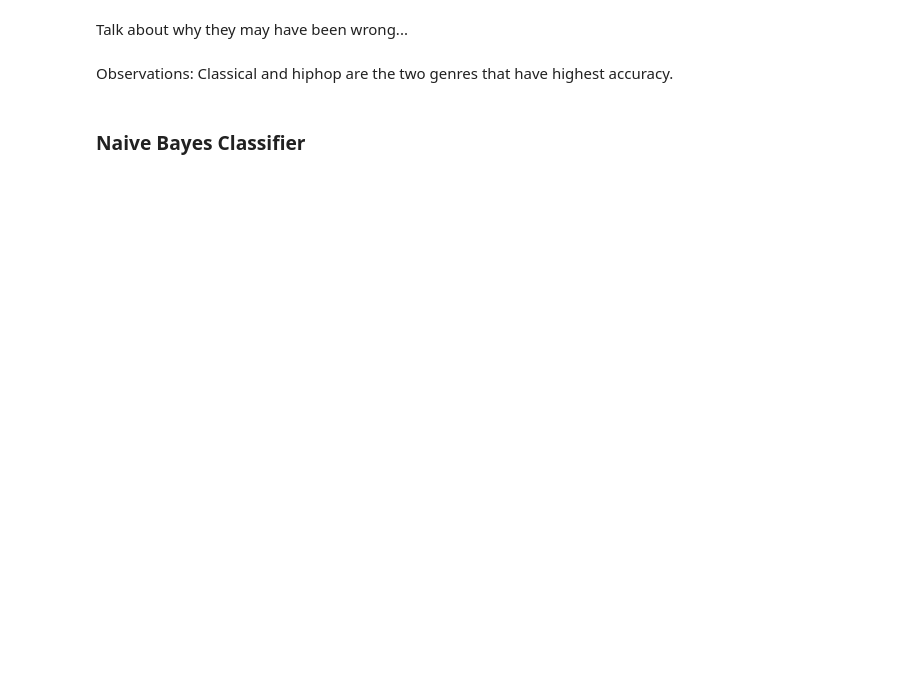
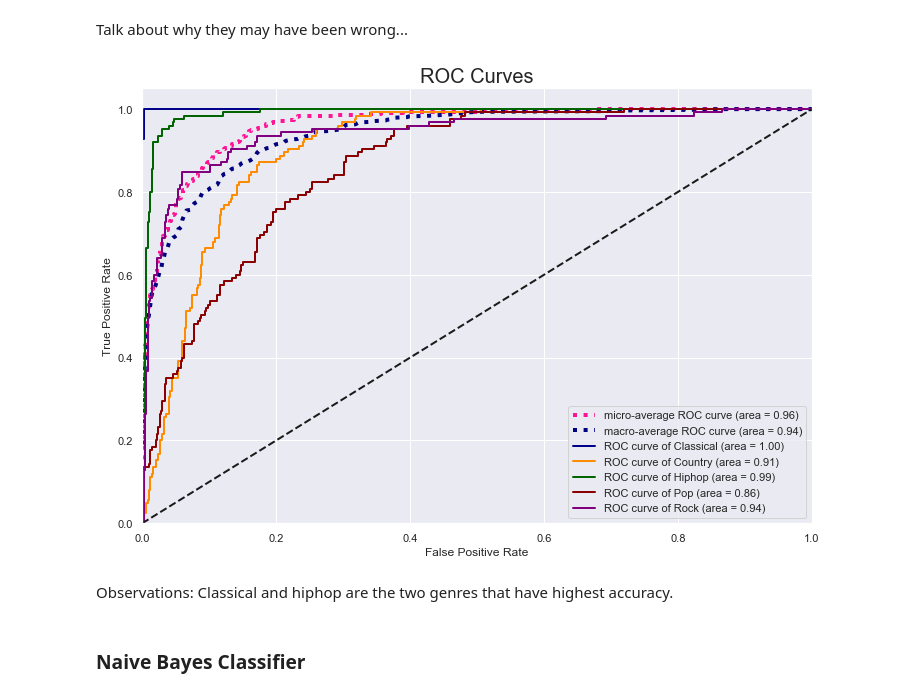
Before and after one commit to htalasan/Springboard, a Jupyter notebook: Capstone Project 1/Capstone Project 1 Notebook.ipynb, the cells around one changed output. Drawn from its saved outputs; the diff is of its cells as text; code cells hidden in the pictures; blank space fills up the shorter version.

```diff
--- a/Capstone Project 1/Capstone Project 1 Notebook.ipynb
+++ b/Capstone Project 1/Capstone Project 1 Notebook.ipynb
@@ -451,6 +482,7 @@ fpr["micro"], tpr["micro"], _ = roc_curve(y_test.ravel(), y_score.ravel())
 roc_auc["micro"] = auc(fpr["micro"], tpr["micro"])
 # %%
 # Compute macro-average ROC curve and ROC area
+# original code: https://scikit-learn.org/stable/auto_examples/model_selection/plot_roc.html
 
 # First aggregate all false positive rates
 all_fpr = np.unique(np.concatenate([fpr[i] for i in range(n_classes)]))
@@ -467,33 +499,36 @@ fpr["macro"] = all_fpr
 tpr["macro"] = mean_tpr
 roc_auc["macro"] = auc(fpr["macro"], tpr["macro"])
 class_labels=['Classical','Country','Hiphop','Pop','Rock']
 
 # Plot all ROC curves
+lw=2
 plt.figure(figsize=(12,8))
 plt.plot(fpr["micro"], tpr["micro"],
          label='micro-average ROC curve (area = {0:0.2f})'
                ''.format(roc_auc["micro"]),
          color='deeppink', linestyle=':', linewidth=4)
 
 plt.plot(fpr["macro"], tpr["macro"],
          label='macro-average ROC curve (area = {0:0.2f})'
                ''.format(roc_auc["macro"]),
          color='navy', linestyle=':', linewidth=4)
 
 colors = cycle(['darkblue', 'darkorange', 'darkgreen', 'darkred', 'purple'])
 for i, color in zip(range(n_classes), colors):
     plt.plot(fpr[i], tpr[i], color=color, lw=lw,
              label='ROC curve of {0} (area = {1:0.2f})'
              ''.format(class_labels[i], roc_auc[i]))
 
 plt.plot([0, 1], [0, 1], 'k--', lw=lw)
 plt.xlim([0.0, 1.0])
 plt.ylim([0.0, 1.05])
 plt.xlabel('False Positive Rate')
 plt.ylabel('True Positive Rate')
 plt.title('ROC Curves', fontsize=20)
 plt.legend(loc="lower right")
 plt.show()
+# %% [output]
+[figure, added]
 # %% [markdown]
 Observations:
 Classical and hiphop are the two genres that have highest accuracy.
```
Also changed, not shown: parts of 41 cells of this notebook, 3 other files.
